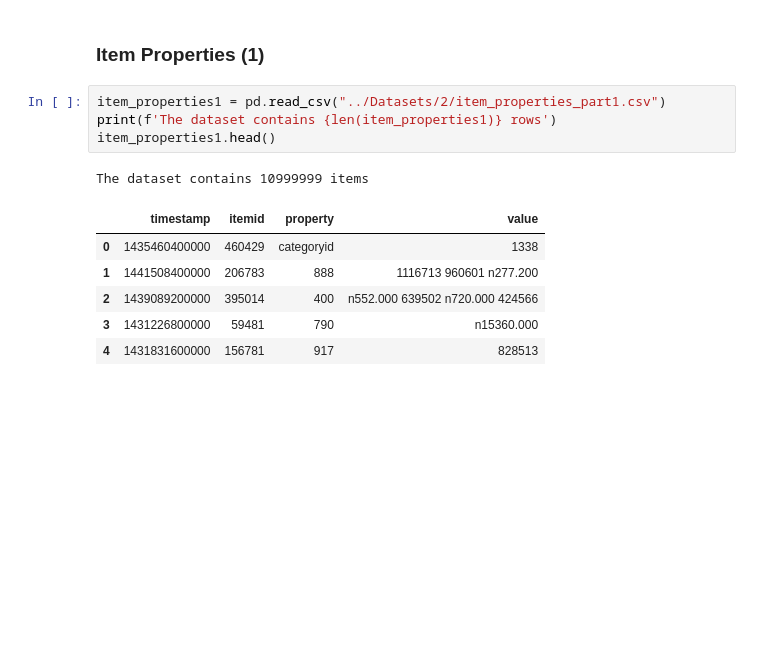
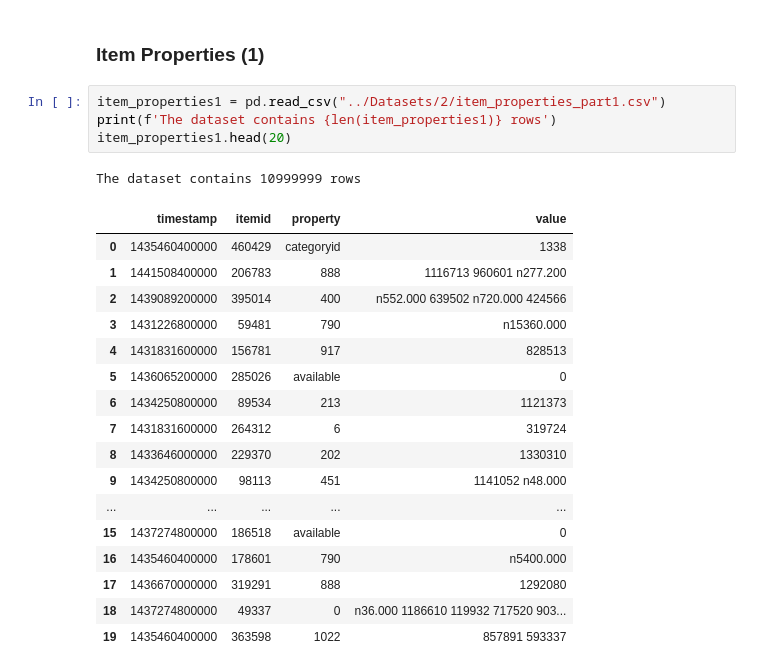
Before and after one commit to anshalchopra/E-Commerce-Pipeline, a Jupyter notebook: Notebooks/Exploring Datasets.ipynb, the cells around one changed output. Drawn from its saved outputs; the diff is of its cells as text; blank space fills up the shorter version.

Commit message:
exploring the datasets

```diff
--- a/Notebooks/Exploring Datasets.ipynb
+++ b/Notebooks/Exploring Datasets.ipynb
@@ -21,12 +22,23 @@ print(files)
 # %%
 item_properties1 = pd.read_csv("../Datasets/2/item_properties_part1.csv")
 print(f'The dataset contains {len(item_properties1)} rows')
-item_properties1.head()
+item_properties1.head(20)
 # %% [output]
-The dataset contains 10999999 items
+The dataset contains 10999999 rows
 |  | timestamp | itemid | property | value |
 | 0 | 1435460400000 | 460429 | categoryid | 1338 |
 | 1 | 1441508400000 | 206783 | 888 | 1116713 960601 n277.200 |
 | 2 | 1439089200000 | 395014 | 400 | n552.000 639502 n720.000 424566 |
 | 3 | 1431226800000 | 59481 | 790 | n15360.000 |
 | 4 | 1431831600000 | 156781 | 917 | 828513 |
+| 5 | 1436065200000 | 285026 | available | 0 |
+| 6 | 1434250800000 | 89534 | 213 | 1121373 |
+| 7 | 1431831600000 | 264312 | 6 | 319724 |
+| 8 | 1433646000000 | 229370 | 202 | 1330310 |
+| 9 | 1434250800000 | 98113 | 451 | 1141052 n48.000 |
+| ... | ... | ... | ... | ... |
+| 15 | 1437274800000 | 186518 | available | 0 |
+| 16 | 1435460400000 | 178601 | 790 | n5400.000 |
+| 17 | 1436670000000 | 319291 | 888 | 1292080 |
+| 18 | 1437274800000 | 49337 | 0 | n36.000 1186610 119932 717520 903... |
+| 19 | 1435460400000 | 363598 | 1022 | 857891 593337 |
```
Also changed, not shown: parts of 23 cells of this notebook, 1 other file.
